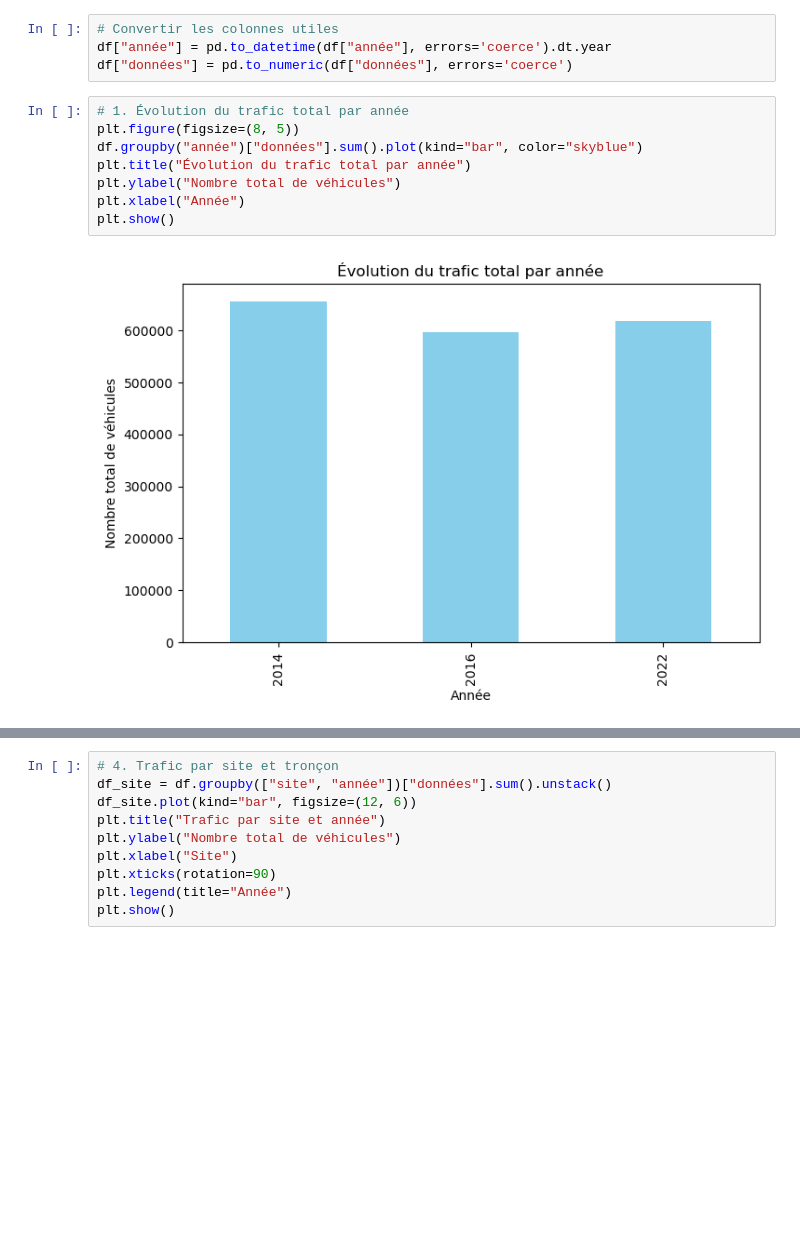
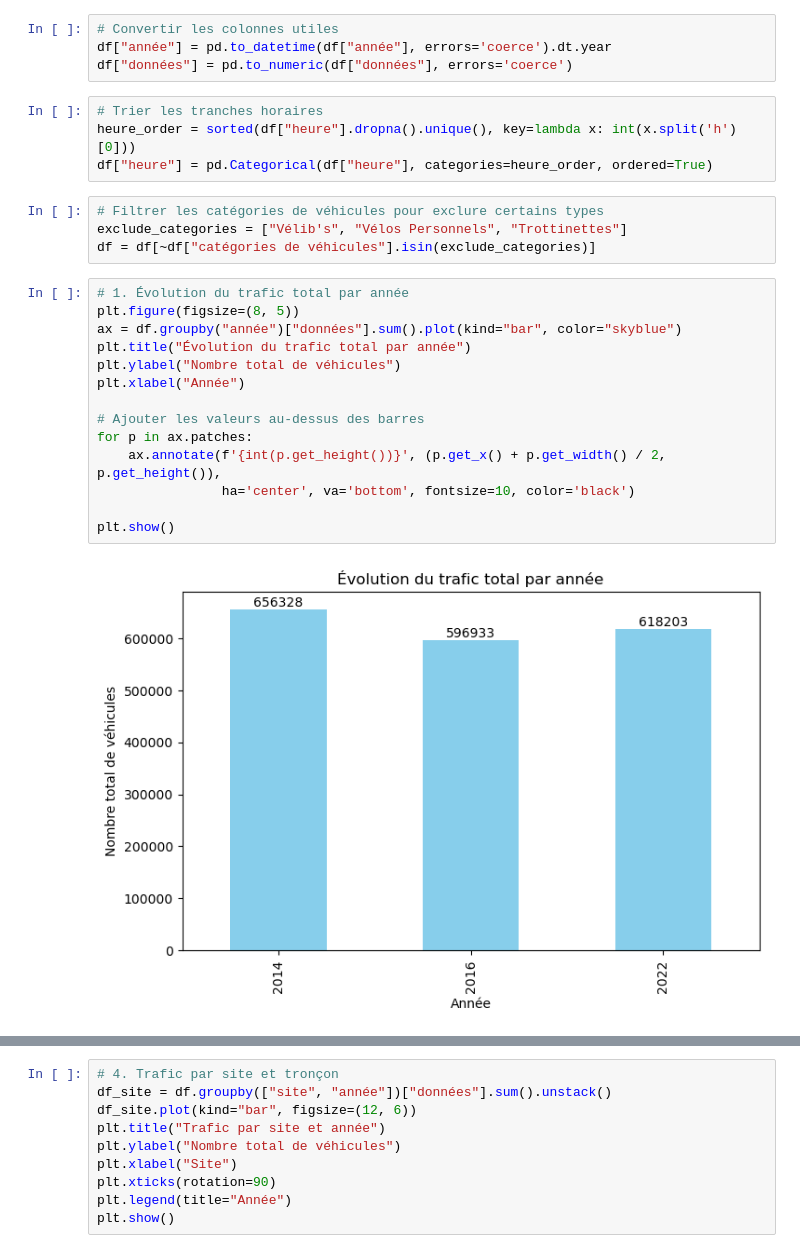
Before and after one commit to qgaillar/Design-Project, a Jupyter notebook: Analyse_type_vehicule_periph/compo_trafic.ipynb, the cells around one changed output, grey strips where cells are left out. Cells and saved outputs as stored; diff of their text form; blank space fills up the shorter version.

Commit message:
ajout raph frequentation véhicules

```diff
--- a/Analyse_type_vehicule_periph/compo_trafic.ipynb
+++ b/Analyse_type_vehicule_periph/compo_trafic.ipynb
@@ -17,16 +17,30 @@ df.head()
 # Convertir les colonnes utiles
 df["année"] = pd.to_datetime(df["année"], errors='coerce').dt.year
 df["données"] = pd.to_numeric(df["données"], errors='coerce')
+# %%
+# Trier les tranches horaires
+heure_order = sorted(df["heure"].dropna().unique(), key=lambda x: int(x.split('h')[0]))
+df["heure"] = pd.Categorical(df["heure"], categories=heure_order, ordered=True)
+# %%
+# Filtrer les catégories de véhicules pour exclure certains types
+exclude_categories = ["Vélib's", "Vélos Personnels", "Trottinettes"]
+df = df[~df["catégories de véhicules"].isin(exclude_categories)]
 # %%
 # 1. Évolution du trafic total par année
 plt.figure(figsize=(8, 5))
-df.groupby("année")["données"].sum().plot(kind="bar", color="skyblue")
+ax = df.groupby("année")["données"].sum().plot(kind="bar", color="skyblue")
 plt.title("Évolution du trafic total par année")
 plt.ylabel("Nombre total de véhicules")
 plt.xlabel("Année")
+
+# Ajouter les valeurs au-dessus des barres
+for p in ax.patches:
+    ax.annotate(f'{int(p.get_height())}', (p.get_x() + p.get_width() / 2, p.get_height()),
+                ha='center', va='bottom', fontsize=10, color='black')
+
 plt.show()
 # %% [output]
-[figure, old version]
+[figure, new version]
 # %%
 # 2. Répartition des types de véhicules
 plt.figure(figsize=(10, 6))
```
Also changed, not shown: parts of 6 cells of this notebook.
